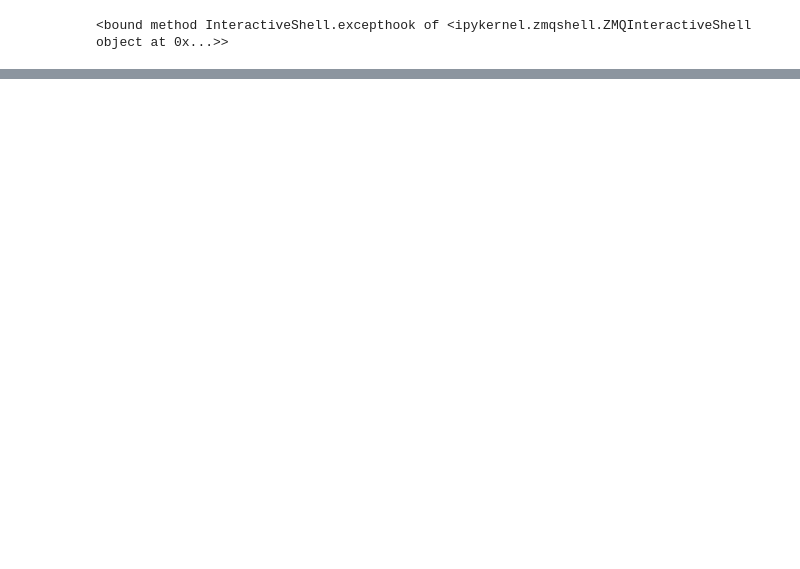
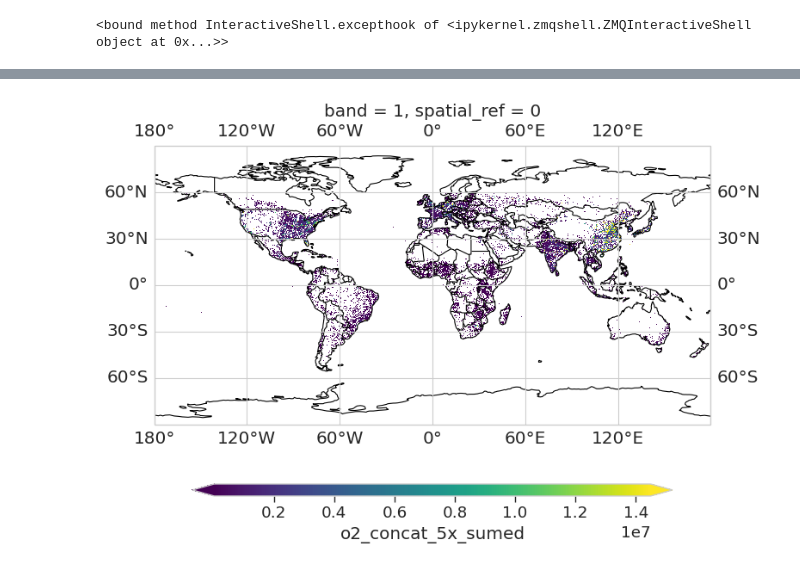
Before and after one commit to relativityhd/chaotic-carbon-networks, a Jupyter notebook: notebooks/degrees.ipynb, the cells around one changed output, grey strips where cells are left out. Cells and saved outputs as stored; diff of their text form; code cells hidden in the pictures; blank space fills up the shorter version.

```diff
--- a/notebooks/degrees.ipynb
+++ b/notebooks/degrees.ipynb
@@ -69,0 +70,3 @@ Attributes:
+# %%
+plot_world(co2.std(dim="time"))
+# %% [output]
@@ -70,3 +74,4 @@ Attributes:
+[figure, added]
 # %%
 co2.mean(dim=["lat", "lon"], keep_attrs=True).plot()
 # %% [output]
```
Also changed, not shown: parts of 16 cells of this notebook, 10 other files.
